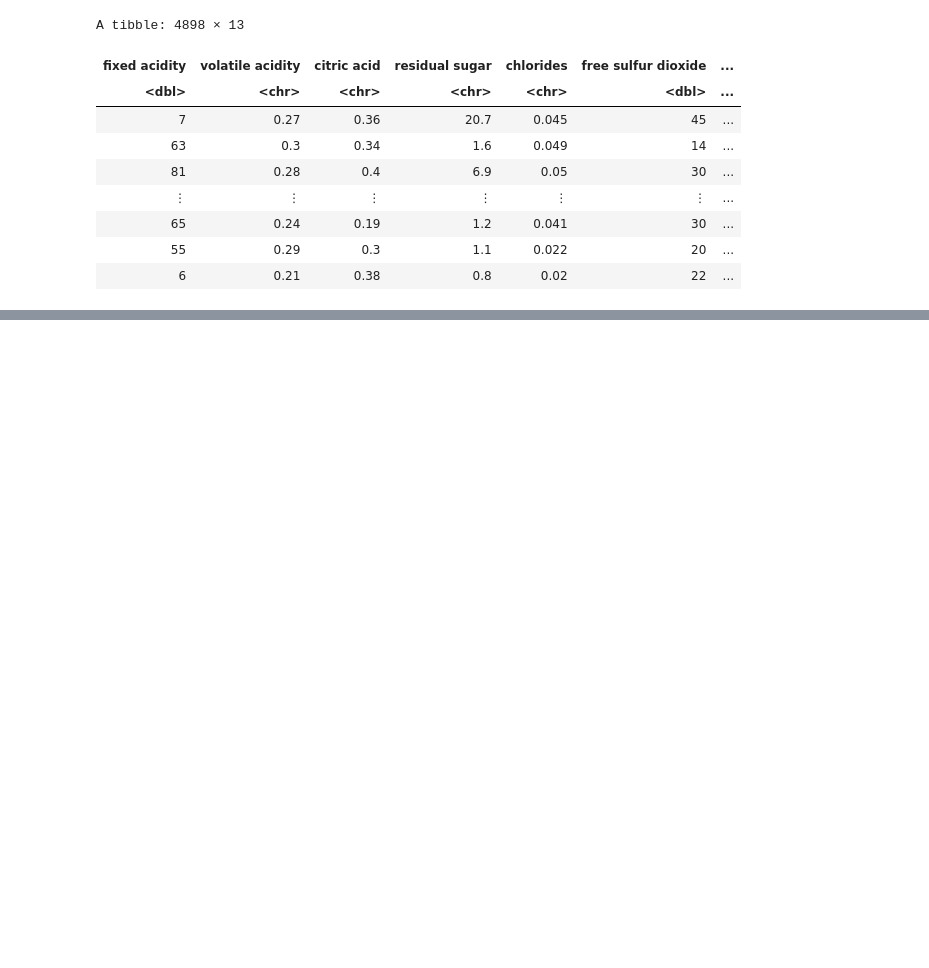
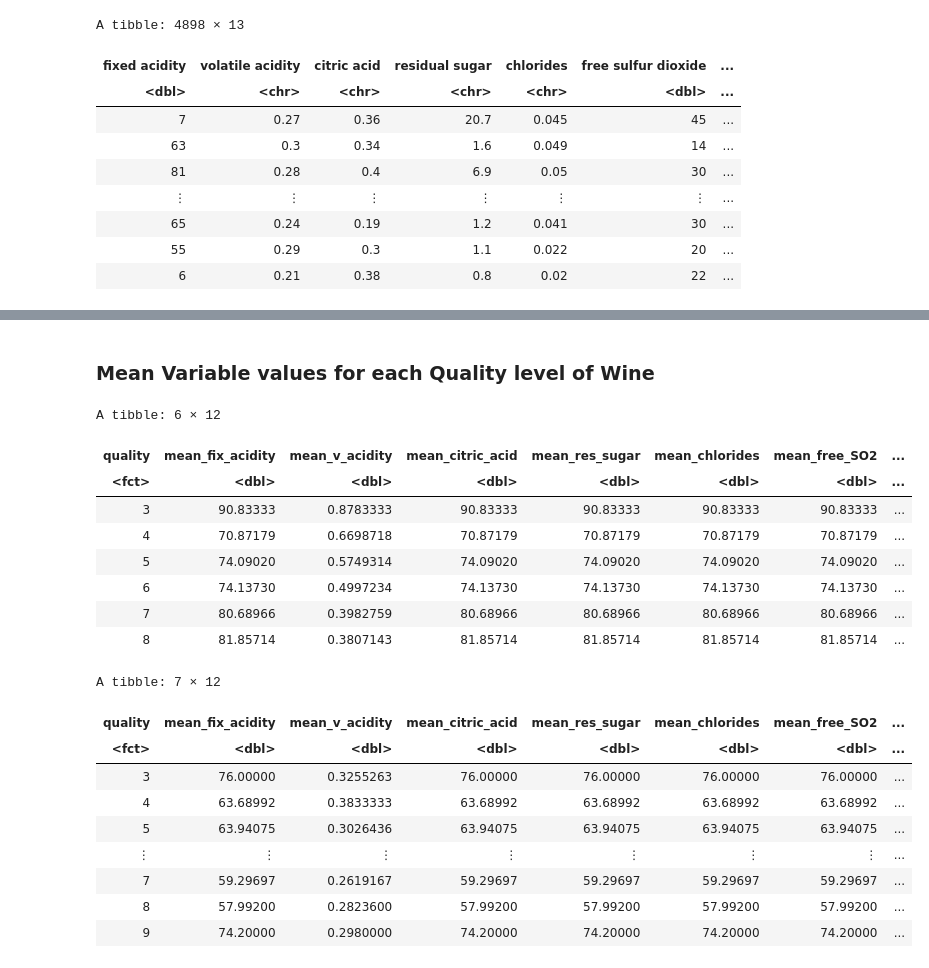
Before and after one commit to Hg422/DSCI100_GroupProject_2022, a Jupyter notebook: Project Proposal Final.ipynb, the cells around one changed output, grey strips where cells are left out. Drawn from its saved outputs; the diff is of its cells as text; code cells hidden in the pictures; blank space fills up the shorter version.

```diff
--- a/Project Proposal Final.ipynb
+++ b/Project Proposal Final.ipynb
@@ -153,0 +228,61 @@ testing
+# %% [markdown]
+### Mean Variable values for each Quality level of Wine
+# %%
+# separate the training data into red and white
+red_wine_train <- wine_training |>
+                  filter(type == "red")
+
+white_wine_train <- wine_training |>
+                    filter(type == "white")
+
+
+red_wine_means <- red_wine_train |>
+                  group_by(quality) |>
+                  summarize(mean_fix_acidity = mean(fixed_acidity, na.rm = TRUE),
+                  mean_v_acidity = mean(volatile_acidity, na.rm = TRUE),
+                  mean_citric_acid = mean(fixed_acidity, na.rm = TRUE),
+                  mean_res_sugar = mean(fixed_acidity, na.rm = TRUE),
+                  mean_chlorides = mean(fixed_acidity, na.rm = TRUE),
+                  mean_free_SO2 = mean(fixed_acidity, na.rm = TRUE),
+                  mean_total_SO2 = mean(fixed_acidity, na.rm = TRUE),
+                  mean_density = mean(fixed_acidity, na.rm = TRUE),
+                  mean_pH = mean(fixed_acidity, na.rm = TRUE),
+                  mean_sulphates = mean(fixed_acidity, na.rm = TRUE),
+                  mean_alcohol = mean(alcohol, na.rm = TRUE))
+
+white_wine_means <- white_wine_train |>
+                    group_by(quality) |>
+                    summarize(mean_fix_acidity = mean(fixed_acidity, na.rm = TRUE),
+                    mean_v_acidity = mean(volatile_acidity, na.rm = TRUE),
+                    mean_citric_acid = mean(fixed_acidity, na.rm = TRUE),
+                    mean_res_sugar = mean(fixed_acidity, na.rm = TRUE),
+                    mean_chlorides = mean(fixed_acidity, na.rm = TRUE),
+                    mean_free_SO2 = mean(fixed_acidity, na.rm = TRUE),
+                    mean_total_SO2 = mean(fixed_acidity, na.rm = TRUE),
+                    mean_density = mean(fixed_acidity, na.rm = TRUE),
+                    mean_pH = mean(fixed_acidity, na.rm = TRUE),
+                    mean_sulphates = mean(fixed_acidity, na.rm = TRUE),
+                    mean_alcohol = mean(alcohol, na.rm = TRUE))
+
+red_wine_means
+white_wine_means
+# %% [output]
+A tibble: 6 × 12
+| quality | mean_fix_acidity | mean_v_acidity | mean_citric_acid | mean_res_sugar | mean_chlorides | mean_free_SO2 | ... |
+| <fct> | <dbl> | <dbl> | <dbl> | <dbl> | <dbl> | <dbl> | ... |
+| 3 | 90.83333 | 0.8783333 | 90.83333 | 90.83333 | 90.83333 | 90.83333 | ... |
+| 4 | 70.87179 | 0.6698718 | 70.87179 | 70.87179 | 70.87179 | 70.87179 | ... |
+| 5 | 74.09020 | 0.5749314 | 74.09020 | 74.09020 | 74.09020 | 74.09020 | ... |
+| 6 | 74.13730 | 0.4997234 | 74.13730 | 74.13730 | 74.13730 | 74.13730 | ... |
+| 7 | 80.68966 | 0.3982759 | 80.68966 | 80.68966 | 80.68966 | 80.68966 | ... |
+| 8 | 81.85714 | 0.3807143 | 81.85714 | 81.85714 | 81.85714 | 81.85714 | ... |
+A tibble: 7 × 12
+| quality | mean_fix_acidity | mean_v_acidity | mean_citric_acid | mean_res_sugar | mean_chlorides | mean_free_SO2 | ... |
+| <fct> | <dbl> | <dbl> | <dbl> | <dbl> | <dbl> | <dbl> | ... |
+| 3 | 76.00000 | 0.3255263 | 76.00000 | 76.00000 | 76.00000 | 76.00000 | ... |
+| 4 | 63.68992 | 0.3833333 | 63.68992 | 63.68992 | 63.68992 | 63.68992 | ... |
+| 5 | 63.94075 | 0.3026436 | 63.94075 | 63.94075 | 63.94075 | 63.94075 | ... |
+| ⋮ | ⋮ | ⋮ | ⋮ | ⋮ | ⋮ | ⋮ | ... |
+| 7 | 59.29697 | 0.2619167 | 59.29697 | 59.29697 | 59.29697 | 59.29697 | ... |
+| 8 | 57.99200 | 0.2823600 | 57.99200 | 57.99200 | 57.99200 | 57.99200 | ... |
+| 9 | 74.20000 | 0.2980000 | 74.20000 | 74.20000 | 74.20000 | 74.20000 | ... |
```
Also changed, not shown: parts of 13 cells of this notebook.
